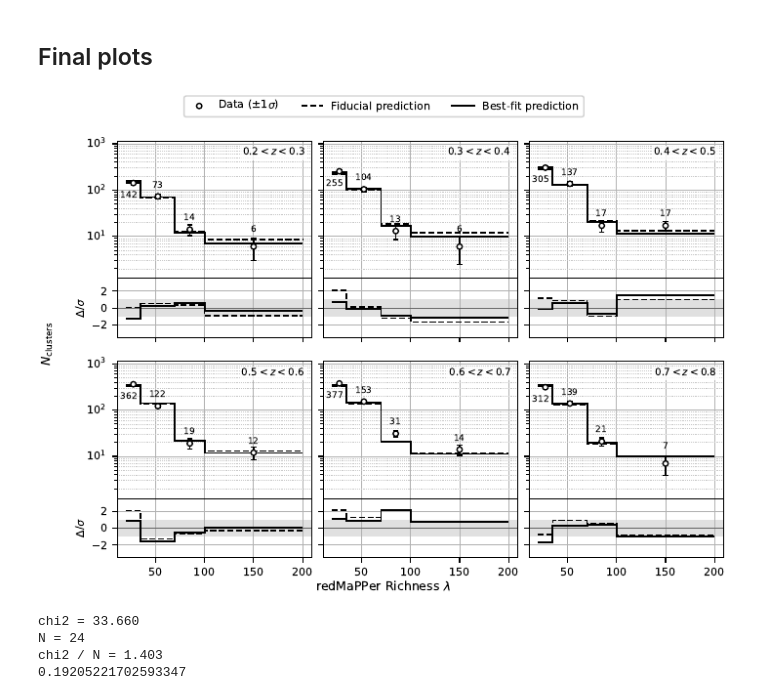
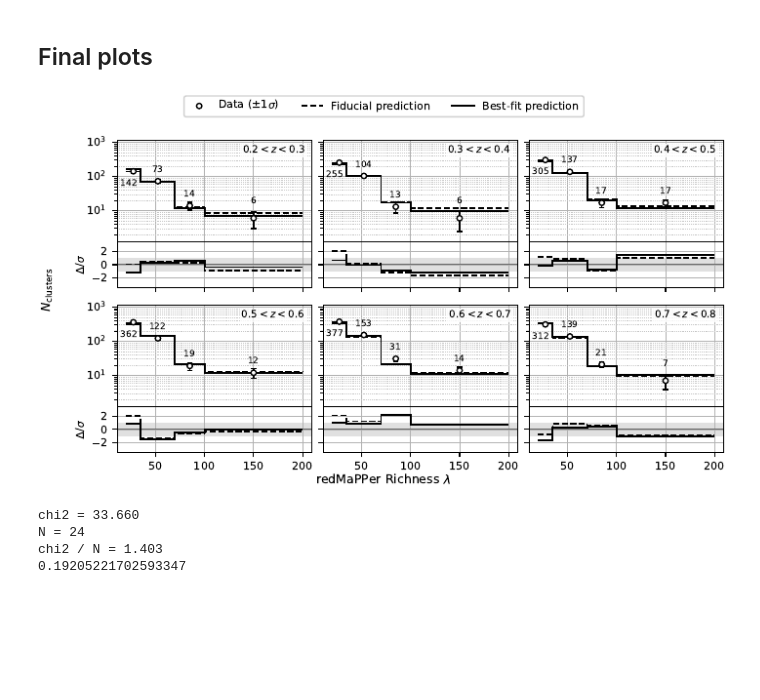
Before and after one commit to LSSTDESC/CLPipe, a Jupyter notebook: examples/cosmodc2_redmapper/prediction_versus_data.ipynb, the cells around one changed output. Cells and saved outputs as stored; diff of their text form; code cells hidden in the pictures; blank space fills up the shorter version.

Commit message:
Figs 6 and 7: flatter panels so both fit on one page at 0.9 textwidth (#43)
Made figures more compact

```diff
--- a/examples/cosmodc2_redmapper/prediction_versus_data.ipynb
+++ b/examples/cosmodc2_redmapper/prediction_versus_data.ipynb
@@ -710,11 +710,11 @@ z_bin_label = [
 ncols = 3
 nrows = int(np.ceil(n_z / ncols))
 
-fig = plt.figure(figsize=(TEXT_WIDTH, 5.2))
+fig = plt.figure(figsize=(TEXT_WIDTH, 4.1))
 outer = fig.add_gridspec(nrows, ncols, hspace=0.12, wspace=0.06)
 axes, raxes = [], []
 for i in range(nrows * ncols):
-    sub = outer[i // ncols, i % ncols].subgridspec(2, 1, height_ratios=[3, 1.3], hspace=0)
+    sub = outer[i // ncols, i % ncols].subgridspec(2, 1, height_ratios=[2.2, 1], hspace=0)
     ax = fig.add_subplot(sub[0], sharey=axes[0] if axes else None)
     rax = fig.add_subplot(sub[1], sharex=ax, sharey=raxes[0] if raxes else None)
     axes.append(ax); raxes.append(rax)
@@ -866,35 +866,35 @@ style_handles = [
         linestyle="none",
         markersize=4,
         label=r"Data ($\pm1\sigma$)",
     ),
     Line2D(
         [0], [0],
         color="black",
         linestyle="--",
         lw=1.2,
         label="Fiducial prediction",
     ),
     Line2D(
         [0], [0],
         color="black",
         linestyle="-",
         lw=1.4,
         label="Best-fit prediction",
     ),
 ]
 
 fig.legend(
     handles=style_handles,
     loc="upper center",
     bbox_to_anchor=(0.5, 1.0),
     ncol=3,
 )
 
-fig.subplots_adjust(left=0.115, right=0.99, bottom=0.08, top=0.9)
+fig.subplots_adjust(left=0.115, right=0.99, bottom=0.095, top=0.875)
 plt.savefig("./figures/counts_vs_richness_with_predictions.pdf", bbox_inches="tight", pad_inches=0.03)
 plt.show()
 # %% [output]
-[figure, old version]
+[figure, new version]
 # %%
 # chi^2 / N for data vs fiducial prediction
 data = np.asarray(counts_data, dtype=float)
```
Also changed, not shown: parts of 1 cell of this notebook, 2 other files.
